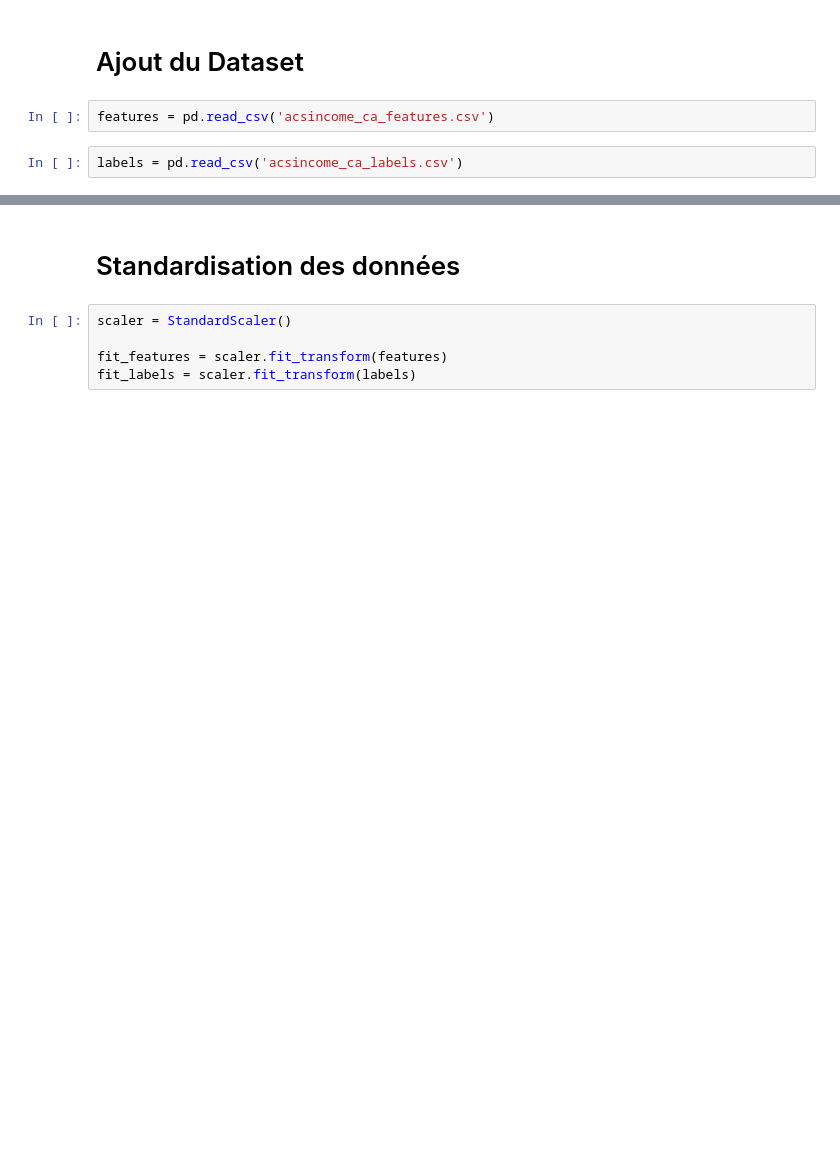
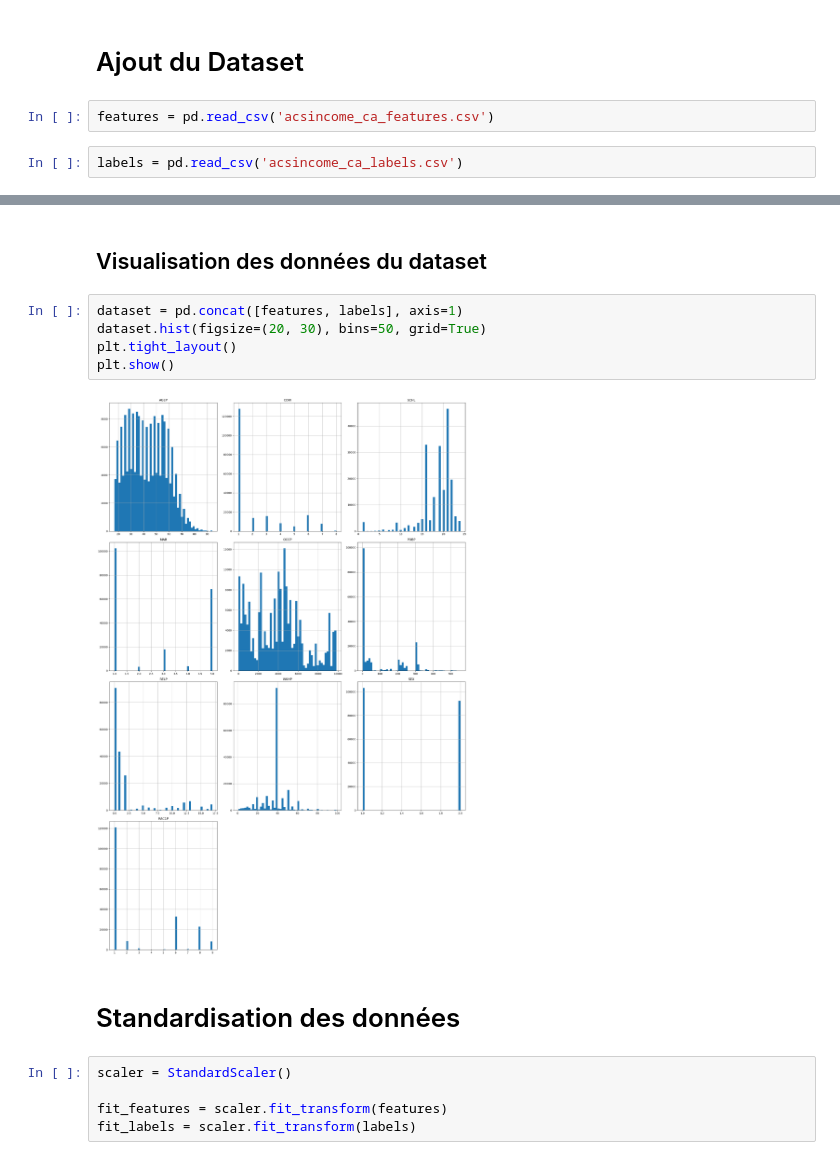
Before and after one commit to caaroussel/TP_supervised_learning, a Jupyter notebook: TP_Supervised.ipynb, the cells around one changed output, grey strips where cells are left out. Saved outputs shown, nothing was run; the diff lists cells and outputs as text; blank space fills up the shorter version.

```diff
--- a/TP_Supervised.ipynb
+++ b/TP_Supervised.ipynb
@@ -48,3 +42,12 @@ TypeError: numpy boolean subtract, the `-` operator, is not supported, use the b
+# %% [markdown]
+## Visualisation des données du dataset
+# %%
+dataset = pd.concat([features, labels], axis=1)
+dataset.hist(figsize=(20, 30), bins=50, grid=True)
+plt.tight_layout()
+plt.show()
+# %% [output]
+[figure, added]
 # %% [markdown]
 # Standardisation des données
 # %%
```
Also changed, not shown: parts of 36 cells of this notebook.
